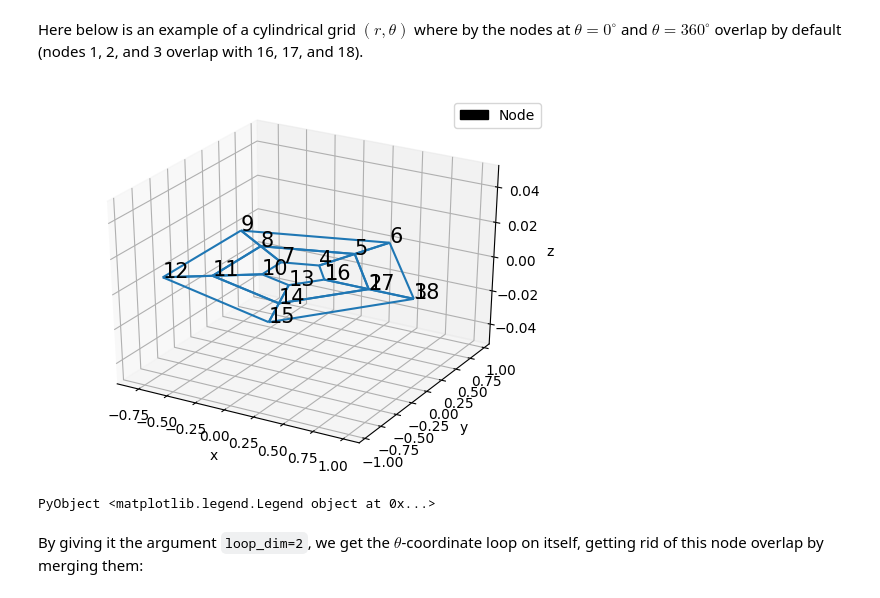
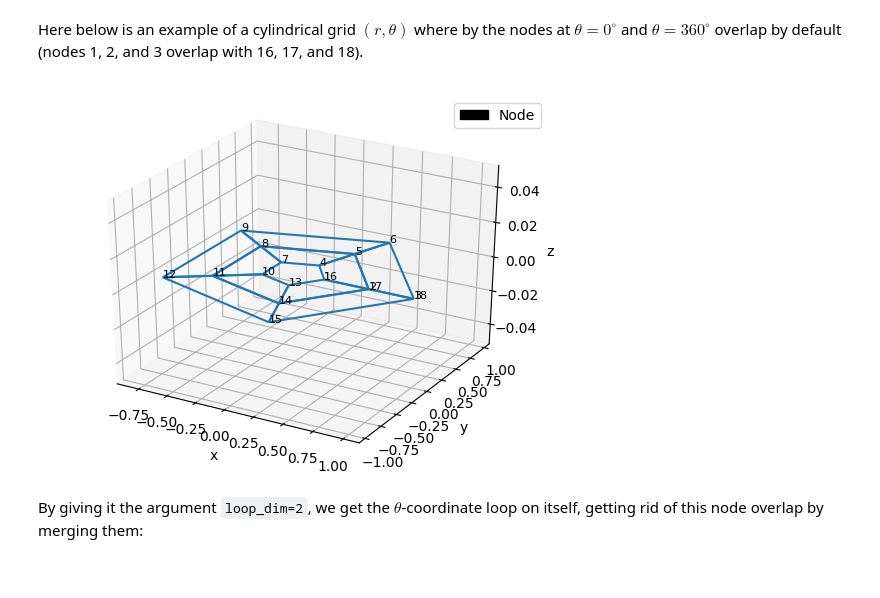
Before and after one commit to byuflowlab/GeometricTools.jl, a Jupyter notebook: docs/Documentation.ipynb, the cells around one changed output. Drawn from its saved outputs; the diff is of its cells as text; code cells hidden in the pictures.

```diff
--- a/docs/Documentation.ipynb
+++ b/docs/Documentation.ipynb
@@ -980,21 +979,20 @@ Here below is an example of a cylindrical grid $(r, \theta)$ where by the nodes
 # %%
 R = 1.0                   # Radius of circle
 
 P_min = [R/4, 0*pi/180]   # Lower boundaries r, theta
 P_max = [R, 360*pi/180]   # Upper boundaries r, theta
 
 NDIVS = [2, 5]          # 15 radius divisions, 60 angle divisions
 
 # Generates the grid as cartesian
 grid = vtk.Grid(P_min, P_max, NDIVS)
 
 # Converts to cylindrical
 vtk.transform!(grid, vtk.cylindrical2D)
 
-vtk.plot(grid; labelnodes=true, labelcells=!true, labelndivs=!true)
+vtk.plot(grid; labelnodes=true, labelcells=!true, labelndivs=!true, fontsize=8);
 # %% [output]
-[figure, old version]
+[figure, new version]
-PyObject <matplotlib.legend.Legend object at 0x...>
 # %% [markdown]
 By giving it the argument `loop_dim=2`, we get the $\theta$-coordinate loop on itself, getting rid of this node overlap by merging them:
 # %%
```
Also changed, not shown: parts of 7 cells of this notebook, 2 other files.
